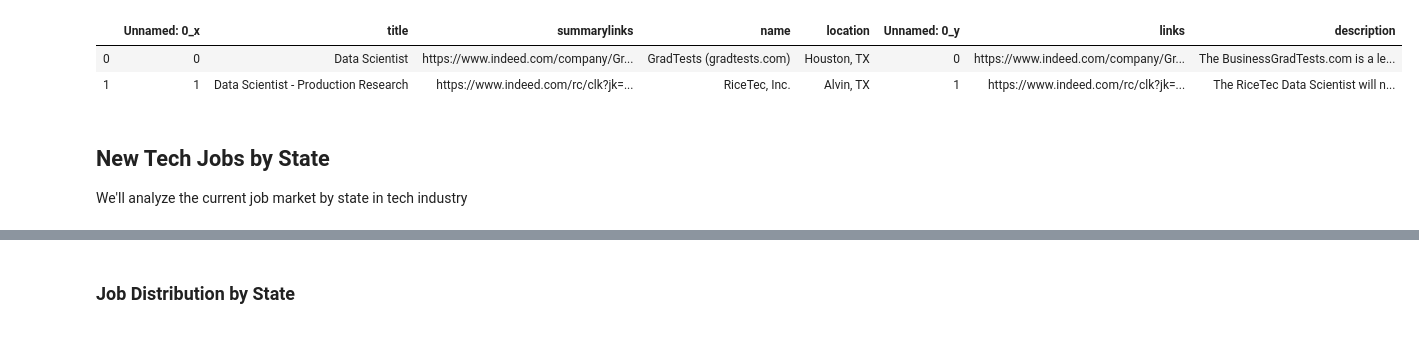
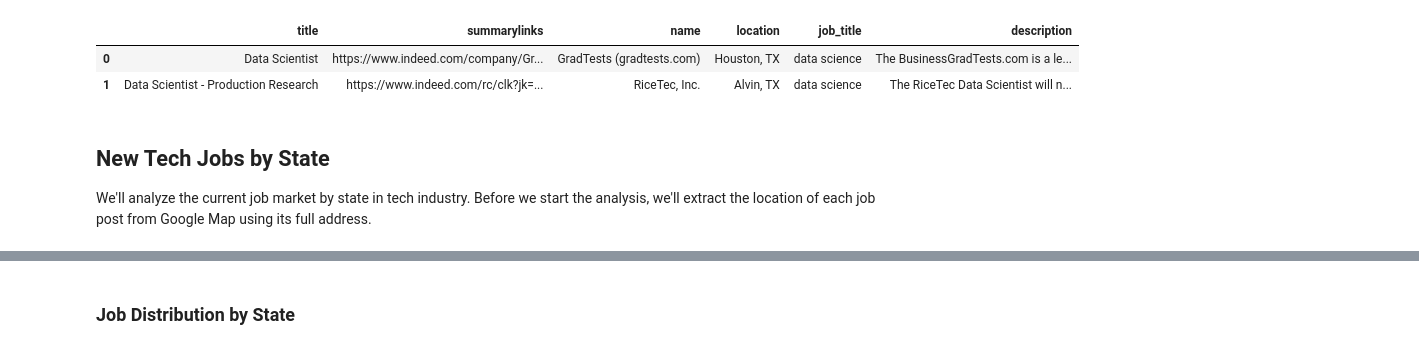
Before and after one commit to tnVn1995/JobPostsAnalysis, a Jupyter notebook: JobPostsAnalysis.ipynb, the cells around one changed output, grey strips where cells are left out. Cells and saved outputs as stored; diff of their text form; code cells hidden in the pictures.

Commit message:
Update JobPostsAnalysis: Adding plots and Refine Analysis

```diff
--- a/JobPostsAnalysis.ipynb
+++ b/JobPostsAnalysis.ipynb
@@ -16,0 +49,36 @@ jobDesc = pd.read_csv('data/JobDesc.csv')
+# %%
+# Extracting job title information from job description
+patternds = re.compile(r'data\s(scientist|science)')
+patternda = re.compile(r'analyst')
+patternml = re.compile(r'(nlp|machine|deep)\slearning')
+patternse = re.compile(r'software\s(engineer|developer)')
+patternde = re.compile(r'data\slearning')
+test = 'data scientist - production research'
+ds = []
+da = []
+de = []
+ml = []
+se = []
+others = []
+for idx, val in enumerate(jobInfo.title.str.lower()):
+    if re.search(patternds, val):
+        ds.append(idx)
+    elif re.search(patternda, val):
+        da.append(idx)
+    elif re.search(patternde, val):
+        de.append(idx)
+    elif re.search(patternml, val):
+        ml.append(idx)
+    elif re.search(patternse, val):
+        se.append(idx)
+    else:
+        others.append(idx)
+# %%
+jobInfo['job_title'] = None
+jobInfo.iloc[ds,-1] = 'data science'
+jobInfo.iloc[da,-1] = 'data analyst'
+jobInfo.iloc[se,-1] = 'software engineer'
+jobInfo.iloc[ml,-1] = 'machine learning'
+jobInfo.iloc[de,-1] = 'data engineer'
+jobInfo.job_title.fillna('Other', inplace=True)
+jobInfo.job_title.unique()
@@ -26,12 +97,13 @@ display(jobInfo.head(3))
 # %%
 # Merge dataframes
 mergedDf = jobInfo.merge(jobDesc, left_on='summarylinks', right_on='links')
+mergedDf.drop(['Unnamed: 0_y', 'links', 'Unnamed: 0_x'], axis=1, inplace=True)
 mergedDf.head(2)
 # %% [output]
-|  | Unnamed: 0_x | title | summarylinks | name | location | Unnamed: 0_y | links | description |
-| 0 | 0 | Data Scientist | https://www.indeed.com/company/Gr... | GradTests (gradtests.com) | Houston, TX | 0 | https://www.indeed.com/company/Gr... | The BusinessGradTests.com is a le... |
-| 1 | 1 | Data Scientist - Production Research | https://www.indeed.com/rc/clk?jk=... | RiceTec, Inc. | Alvin, TX | 1 | https://www.indeed.com/rc/clk?jk=... | The RiceTec Data Scientist will n... |
+|  | title | summarylinks | name | location | job_title | description |
+| 0 | Data Scientist | https://www.indeed.com/company/Gr... | GradTests (gradtests.com) | Houston, TX | data science | The BusinessGradTests.com is a le... |
+| 1 | Data Scientist - Production Research | https://www.indeed.com/rc/clk?jk=... | RiceTec, Inc. | Alvin, TX | data science | The RiceTec Data Scientist will n... |
 # %% [markdown]
 ## New Tech Jobs by State
 
-We'll analyze the current job market by state in tech industry
+We'll analyze the current job market by state in tech industry. Before we start the analysis, we'll extract the location of each job post from Google Map using its full address.
```
Also changed, not shown: parts of 42 cells of this notebook, 6 other files.
